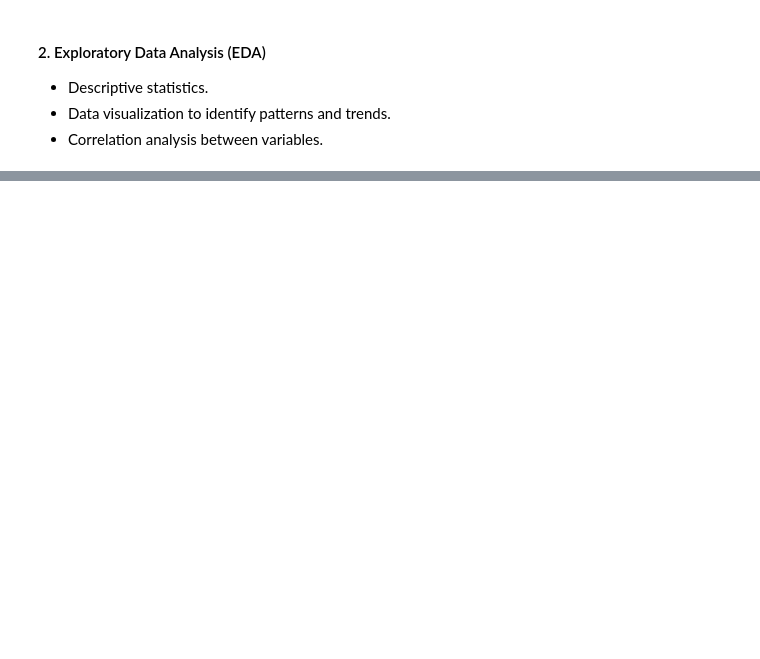
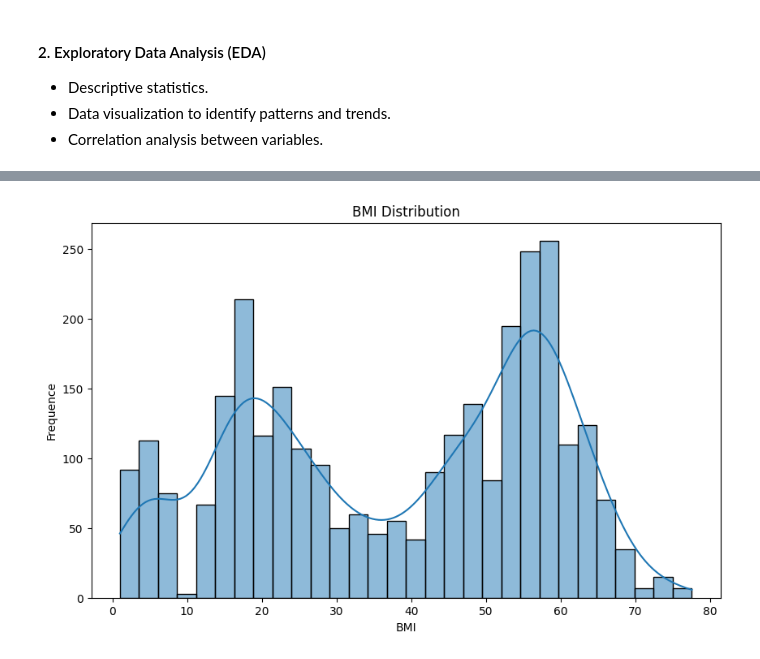
Before and after one commit to victorlcastro-dsa/Life-Expectancy-Prediction, a Jupyter notebook: notebook/EDA.ipynb, the cells around one changed output, grey strips where cells are left out. Cells and saved outputs as stored; diff of their text form; code cells hidden in the pictures; blank space fills up the shorter version.

```diff
--- a/notebook/EDA.ipynb
+++ b/notebook/EDA.ipynb
@@ -69,0 +379,10 @@ ANS: *
+# %%
+# BMI distribution graphic creation
+plt.figure(figsize=(10, 6))
+sns.histplot(df_imputed_knn[' BMI '], kde=True, bins=30)
+plt.title('BMI Distribution')
+plt.xlabel('BMI')
+plt.ylabel('Frequence')
+plt.show()
+# %% [output]
+[figure, added]
```
Also changed, not shown: parts of 72 cells of this notebook, 1 other file.
